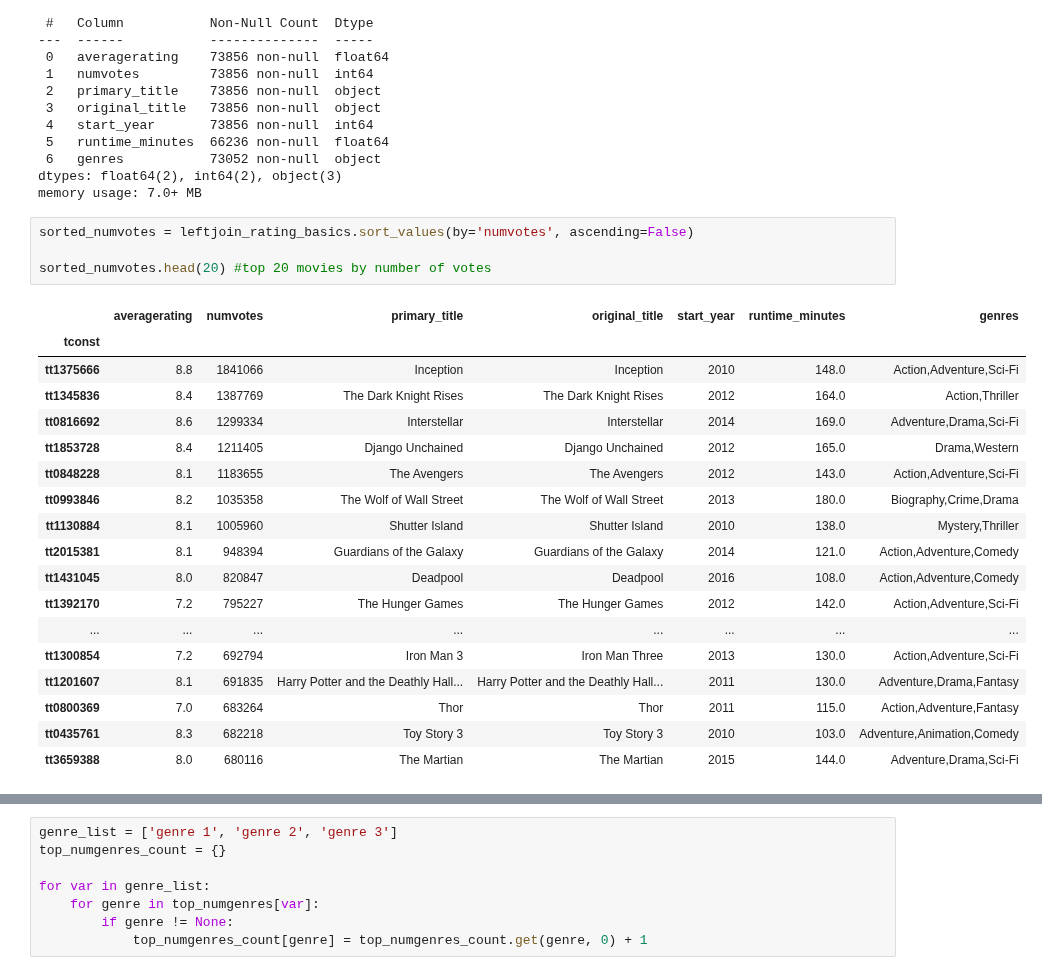
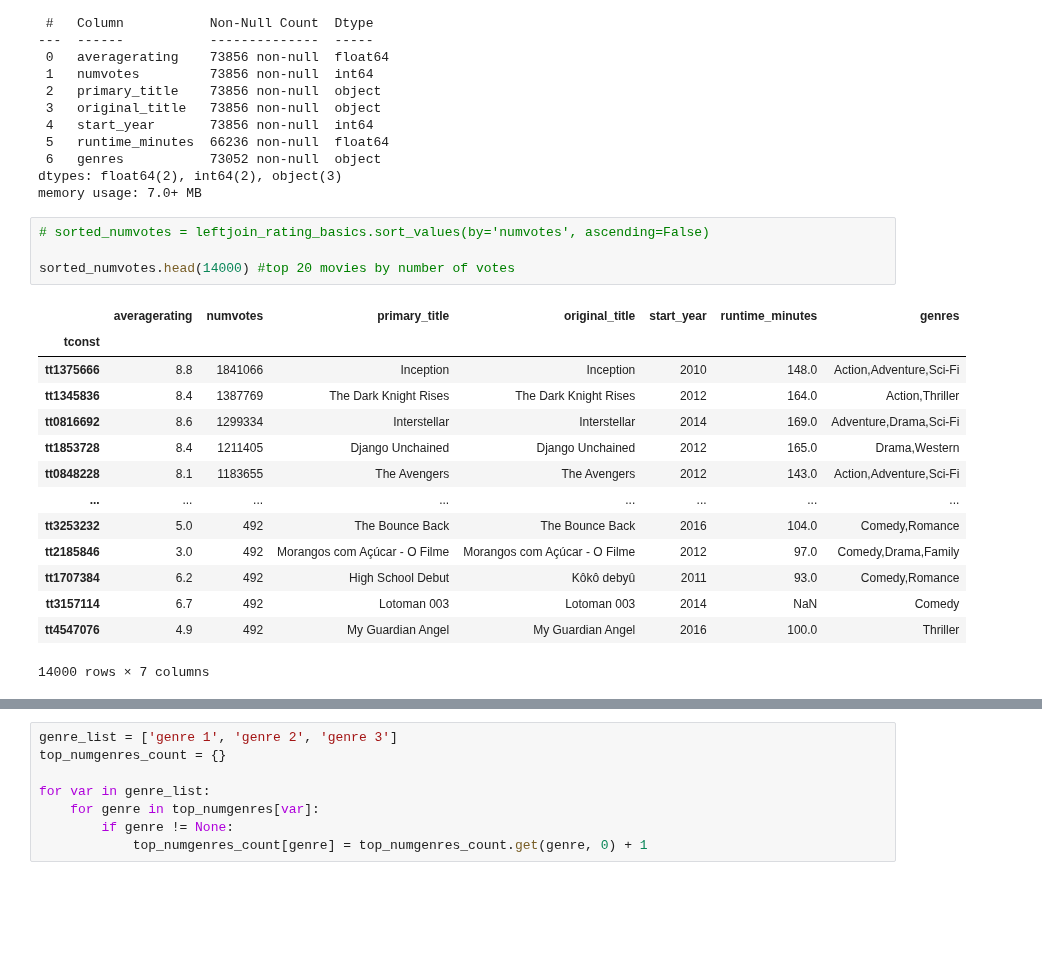
Before and after one commit to epradojr/Microsoft-Movie-Studio-Business-Proposition, a Jupyter notebook: imdb_tables.ipynb, the cells around one changed output, grey strips where cells are left out. Saved outputs shown, nothing was run; the diff lists cells and outputs as text; blank space fills up the shorter version.

```diff
--- a/imdb_tables.ipynb
+++ b/imdb_tables.ipynb
@@ -112,25 +112,21 @@ Data columns (total 7 columns):
 dtypes: float64(2), int64(2), object(3)
 memory usage: 7.0+ MB
 # %%
-sorted_numvotes = leftjoin_rating_basics.sort_values(by='numvotes', ascending=False)
+# sorted_numvotes = leftjoin_rating_basics.sort_values(by='numvotes', ascending=False)
 
-sorted_numvotes.head(20) #top 20 movies by number of votes
+sorted_numvotes.head(14000) #top 20 movies by number of votes
 # %% [output]
 |  | averagerating | numvotes | primary_title | original_title | start_year | runtime_minutes | genres |
 | tconst |  |  |  |  |  |  |  |
 | tt1375666 | 8.8 | 1841066 | Inception | Inception | 2010 | 148.0 | Action,Adventure,Sci-Fi |
 | tt1345836 | 8.4 | 1387769 | The Dark Knight Rises | The Dark Knight Rises | 2012 | 164.0 | Action,Thriller |
 | tt0816692 | 8.6 | 1299334 | Interstellar | Interstellar | 2014 | 169.0 | Adventure,Drama,Sci-Fi |
 | tt1853728 | 8.4 | 1211405 | Django Unchained | Django Unchained | 2012 | 165.0 | Drama,Western |
 | tt0848228 | 8.1 | 1183655 | The Avengers | The Avengers | 2012 | 143.0 | Action,Adventure,Sci-Fi |
-| tt0993846 | 8.2 | 1035358 | The Wolf of Wall Street | The Wolf of Wall Street | 2013 | 180.0 | Biography,Crime,Drama |
-| tt1130884 | 8.1 | 1005960 | Shutter Island | Shutter Island | 2010 | 138.0 | Mystery,Thriller |
-| tt2015381 | 8.1 | 948394 | Guardians of the Galaxy | Guardians of the Galaxy | 2014 | 121.0 | Action,Adventure,Comedy |
-| tt1431045 | 8.0 | 820847 | Deadpool | Deadpool | 2016 | 108.0 | Action,Adventure,Comedy |
-| tt1392170 | 7.2 | 795227 | The Hunger Games | The Hunger Games | 2012 | 142.0 | Action,Adventure,Sci-Fi |
 | ... | ... | ... | ... | ... | ... | ... | ... |
-| tt1300854 | 7.2 | 692794 | Iron Man 3 | Iron Man Three | 2013 | 130.0 | Action,Adventure,Sci-Fi |
-| tt1201607 | 8.1 | 691835 | Harry Potter and the Deathly Hall... | Harry Potter and the Deathly Hall... | 2011 | 130.0 | Adventure,Drama,Fantasy |
-| tt0800369 | 7.0 | 683264 | Thor | Thor | 2011 | 115.0 | Action,Adventure,Fantasy |
-| tt0435761 | 8.3 | 682218 | Toy Story 3 | Toy Story 3 | 2010 | 103.0 | Adventure,Animation,Comedy |
-| tt3659388 | 8.0 | 680116 | The Martian | The Martian | 2015 | 144.0 | Adventure,Drama,Sci-Fi |
+| tt3253232 | 5.0 | 492 | The Bounce Back | The Bounce Back | 2016 | 104.0 | Comedy,Romance |
+| tt2185846 | 3.0 | 492 | Morangos com Açúcar - O Filme | Morangos com Açúcar - O Filme | 2012 | 97.0 | Comedy,Drama,Family |
+| tt1707384 | 6.2 | 492 | High School Debut | Kôkô debyû | 2011 | 93.0 | Comedy,Romance |
+| tt3157114 | 6.7 | 492 | Lotoman 003 | Lotoman 003 | 2014 | NaN | Comedy |
+| tt4547076 | 4.9 | 492 | My Guardian Angel | My Guardian Angel | 2016 | 100.0 | Thriller |
+14000 rows × 7 columns
```
Also changed, not shown: parts of 13 cells of this notebook.
